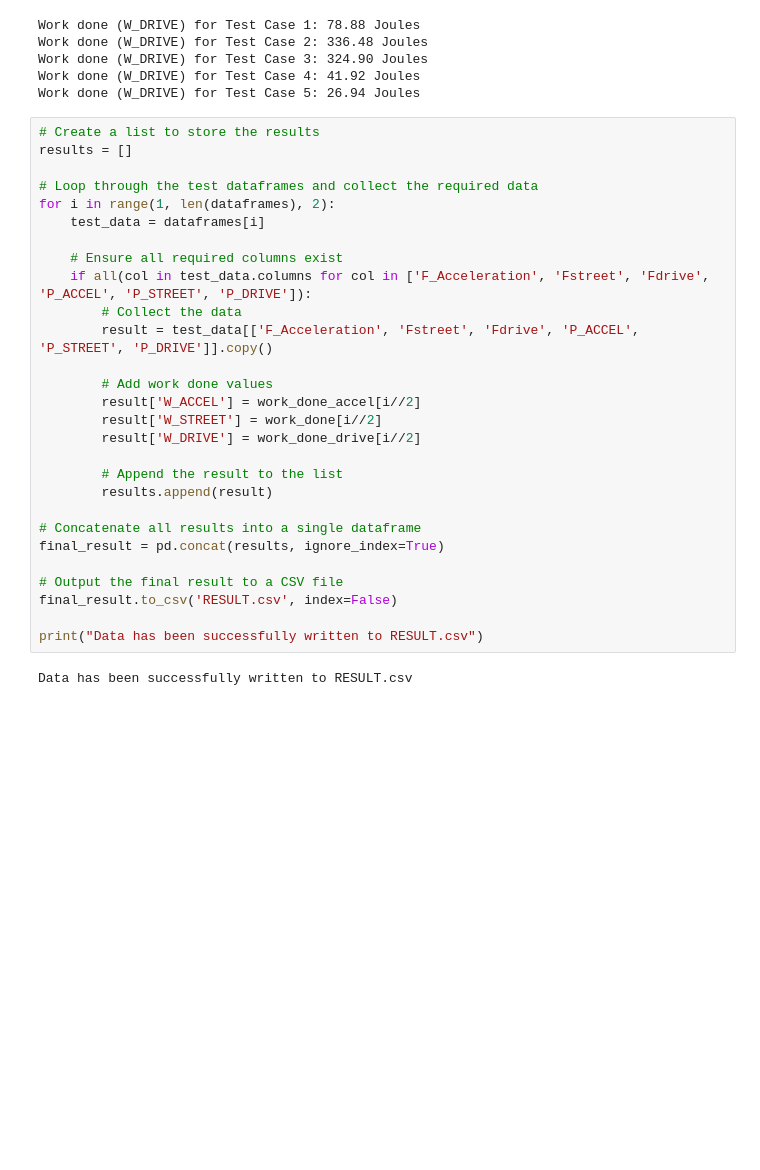
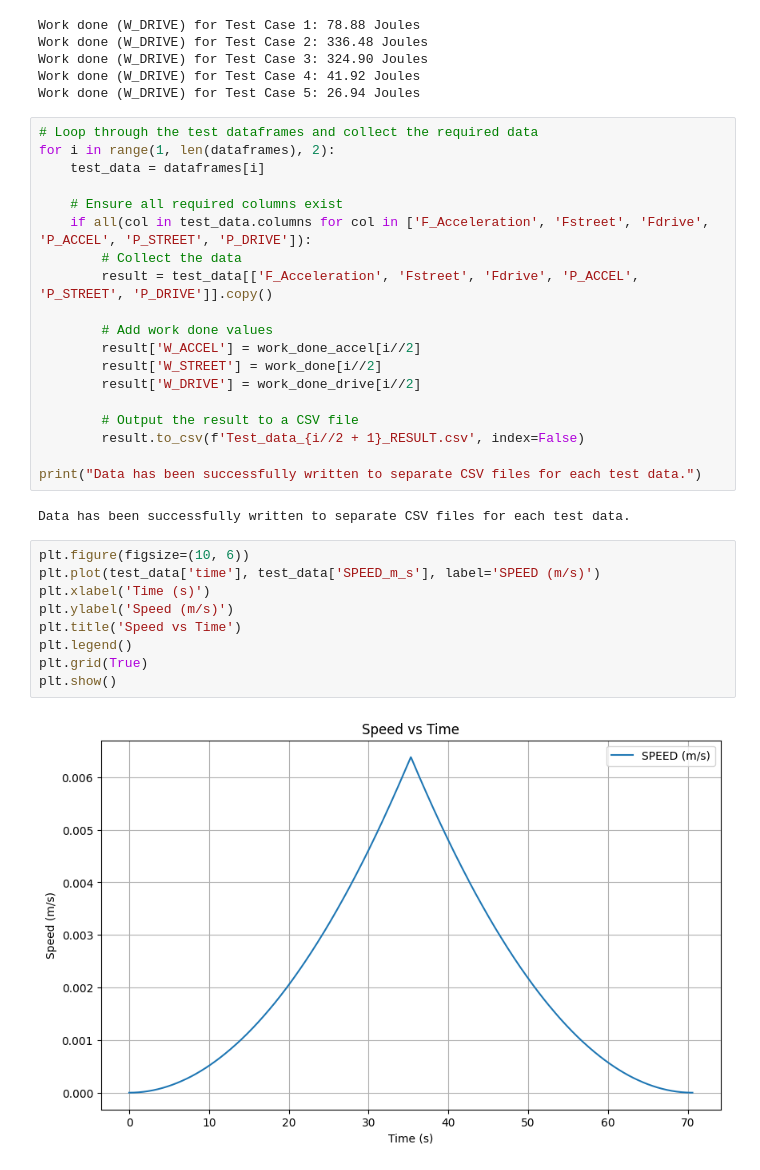
Before and after one commit to Imsirmayor/Test-of-mechatronic-systems, a Jupyter notebook: chasis_dyno_task_2.ipynb, the cells around one changed output. Saved outputs shown, nothing was run; the diff lists cells and outputs as text; blank space fills up the shorter version.

Commit message:
Finalized task with the relevant plots

```diff
--- a/chasis_dyno_task_2.ipynb
+++ b/chasis_dyno_task_2.ipynb
@@ -520,9 +520,6 @@ Work done (W_DRIVE) for Test Case 3: 324.90 Joules
 Work done (W_DRIVE) for Test Case 4: 41.92 Joules
 Work done (W_DRIVE) for Test Case 5: 26.94 Joules
 # %%
-# Create a list to store the results
-results = []
-
 # Loop through the test dataframes and collect the required data
 for i in range(1, len(dataframes), 2):
     test_data = dataframes[i]
@@ -537,15 +534,20 @@ for i in range(1, len(dataframes), 2):
         result['W_STREET'] = work_done[i//2]
         result['W_DRIVE'] = work_done_drive[i//2]
 
-        # Append the result to the list
-        results.append(result)
+        # Output the result to a CSV file
+        result.to_csv(f'Test_data_{i//2 + 1}_RESULT.csv', index=False)
 
-# Concatenate all results into a single dataframe
-final_result = pd.concat(results, ignore_index=True)
-
-# Output the final result to a CSV file
-final_result.to_csv('RESULT.csv', index=False)
-
-print("Data has been successfully written to RESULT.csv")
+print("Data has been successfully written to separate CSV files for each test data.")
 # %% [output]
-Data has been successfully written to RESULT.csv
+Data has been successfully written to separate CSV files for each test data.
+# %%
+plt.figure(figsize=(10, 6))
+plt.plot(test_data['time'], test_data['SPEED_m_s'], label='SPEED (m/s)')
+plt.xlabel('Time (s)')
+plt.ylabel('Speed (m/s)')
+plt.title('Speed vs Time')
+plt.legend()
+plt.grid(True)
+plt.show()
+# %% [output]
+[figure, added]
```
Also changed, not shown: parts of 4 cells of this notebook.
